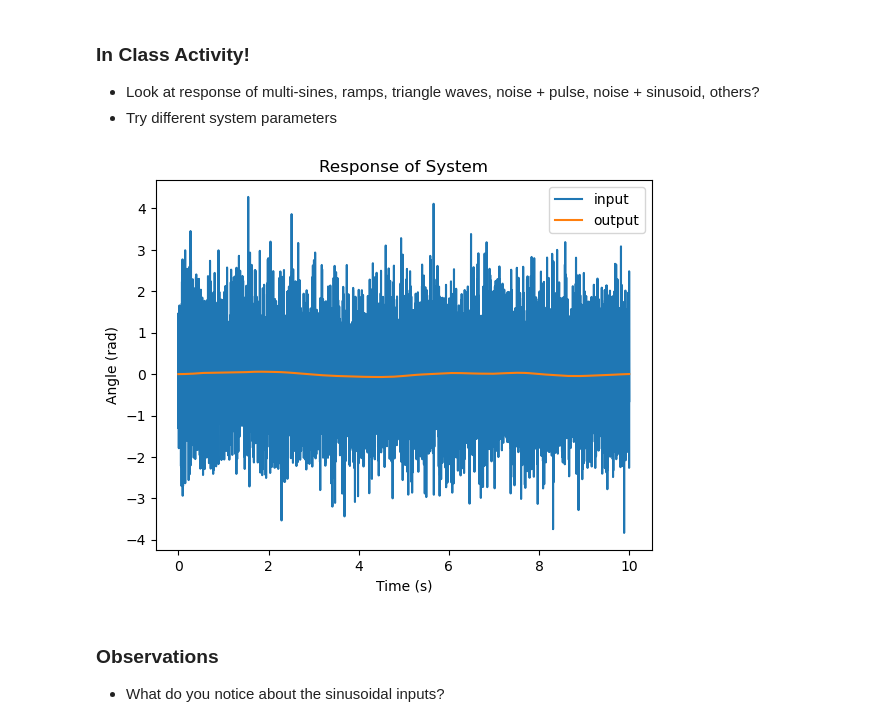
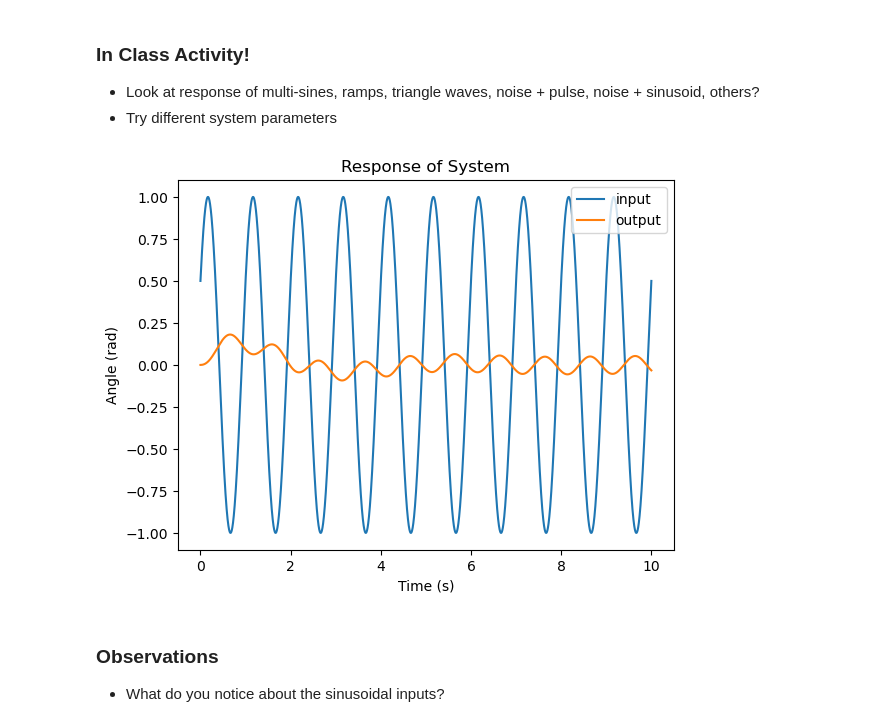
Before and after one commit to arneUofC/ENEL441Unit1, a Jupyter notebook: Unit 1 - Transfer Functions.ipynb, the cells around one changed output. Cells and saved outputs as stored; diff of their text form; code cells hidden in the pictures.

```diff
--- a/Unit 1 - Transfer Functions.ipynb
+++ b/Unit 1 - Transfer Functions.ipynb
@@ -820,35 +820,35 @@ t = np.linspace(0,dt*N,N)
 # make a step input
 u_step = np.ones((N))
 
 # make a rectangular pulse input
 n_pulse = 1000     #width of pulse in number of steps of size dt
 u_pulse = np.zeros(N)
 u_pulse[0:n_pulse] = np.ones((n_pulse))
 
 # make an input that is a single sinusoid
 f = 1   #frequency of sinusoid
 theta = math.pi/6
 u_sinusoid = np.sin(2*math.pi*f*t + theta)
 
 # make an input that is random
 u_rand = np.random.randn(N)
 
 # simulate the system output for selected input signal (note initial conditions are assumed to be zero)
-u = u_rand
+u = u_sinusoid
 tout, yout, xout = sp.signal.lsim((num_sys,den_sys),U=u,T=t)
 
 # plot the response
 fig, ax = plt.subplots(1,1)
 ax.plot(t, u, label='input')
 ax.plot(tout, yout, label='output')
 ax.set_title('Response of System')
 ax.set_xlabel('Time (s)')
 ax.set_ylabel('Angle (rad)')
 plt.legend()
 
 plt.show()
 # %% [output]
-[figure, old version]
+[figure, new version]
 # %% [markdown]
 ### Observations
 - What do you notice about the sinusoidal inputs?
```
Also changed, not shown: 3 other files.
